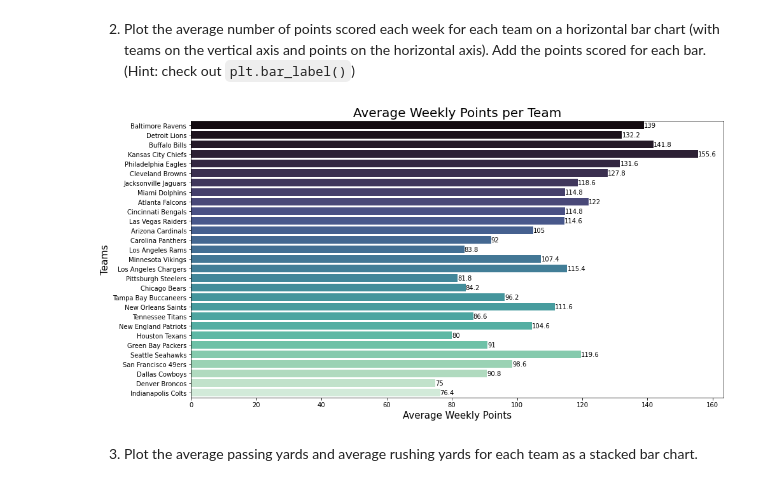
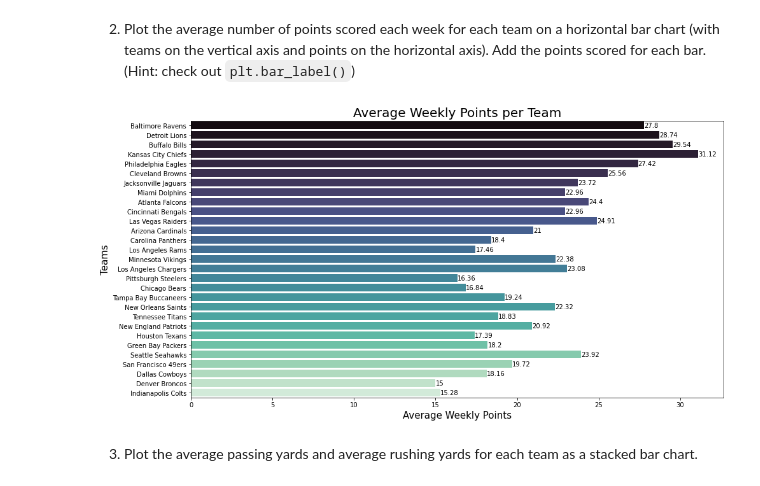
Before and after one commit to PHarris2002/CIS277-FA22-Lab6, a Jupyter notebook: Lab6.ipynb, the cells around one changed output. Saved outputs shown, nothing was run; the diff lists cells and outputs as text; code cells hidden in the pictures.

```diff
--- a/Lab6.ipynb
+++ b/Lab6.ipynb
@@ -97,22 +97,22 @@ y = []
 for name in team_list:
     mask = merged_data["team"] == name
 
-    points_average = merged_data[mask].points_scored.mean()
+    points_average = (merged_data[mask].points_scored.sum()) / (merged_data[mask].games.sum())
 
     x.append(name)
     y.append(round(points_average, 2))
 # %%
 plt.figure(figsize=(15, 8));
 
-plot = sns.barplot(y, x,
+plot = sns.barplot(x=y, y=x,
 palette='mako')
 
 plot.bar_label(plot.containers[0])
 plt.title('Average Weekly Points per Team', fontsize=title_size)
 plt.xlabel('Average Weekly Points', fontsize=label_size)
 plt.ylabel('Teams', fontsize=label_size);
 # %% [output]
-[figure, old version]
+[figure, new version]
 # %% [markdown]
 3. Plot the average passing yards and average rushing yards for each team as a stacked bar chart.
 # %%
```
Also changed, not shown: parts of 4 cells of this notebook.
